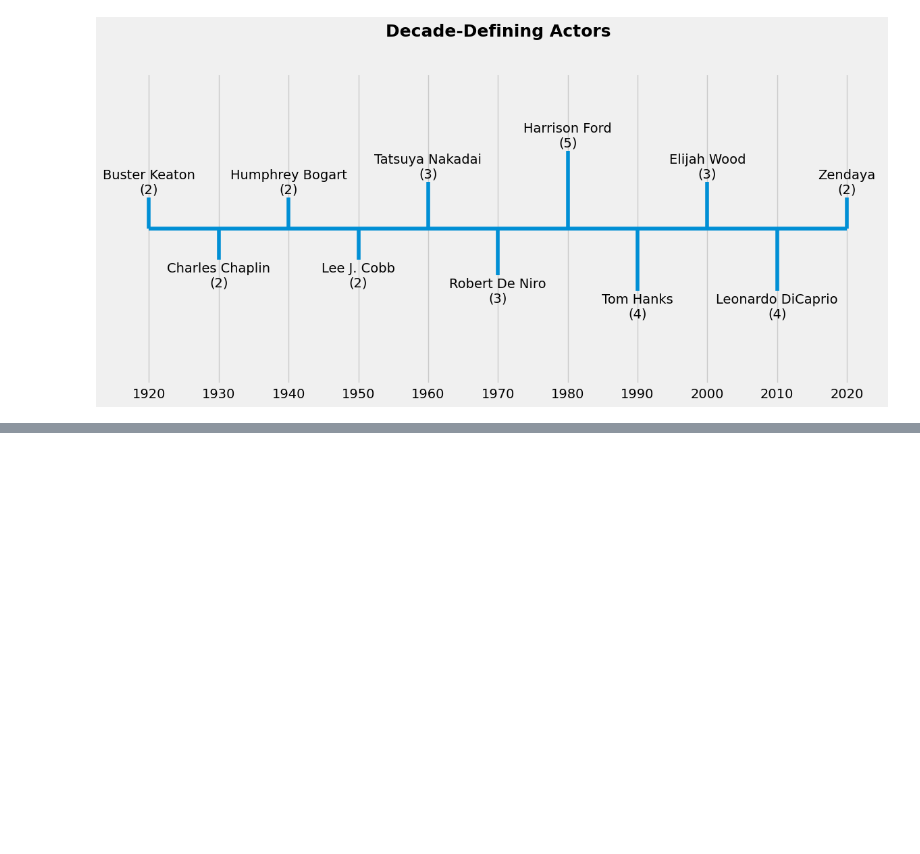
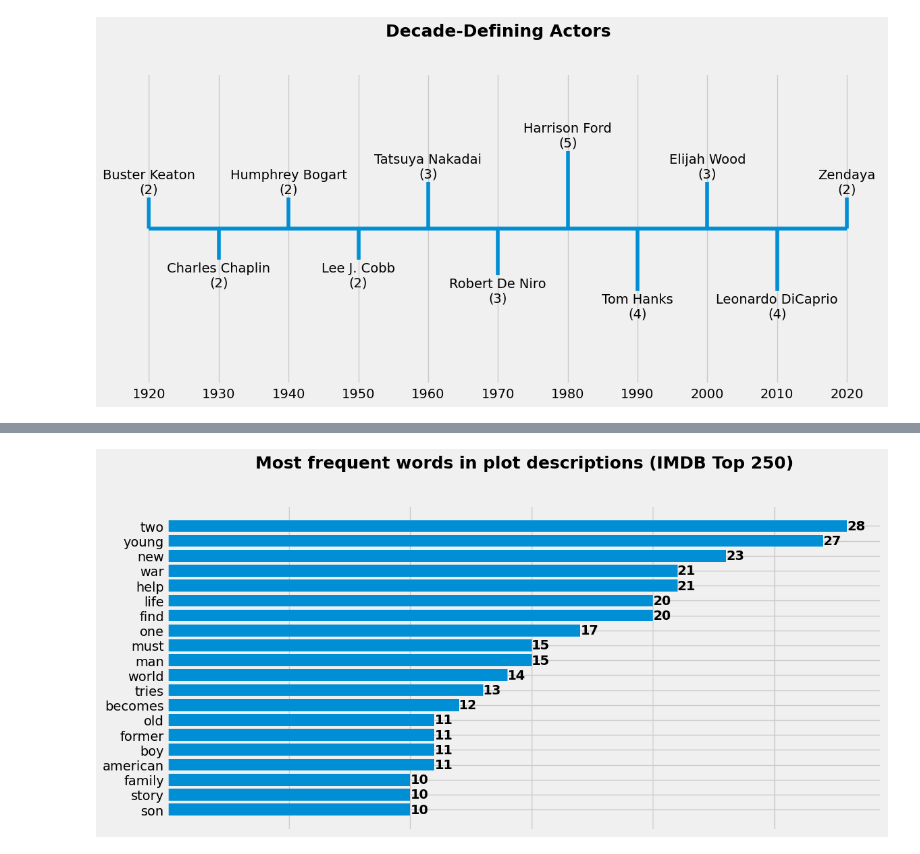
Before and after one commit to dmitkov28/notebooks, a Jupyter notebook: notebooks/ML/movies/imdb/imdb_2.ipynb, the cells around one changed output, grey strips where cells are left out. Saved outputs shown, nothing was run; the diff lists cells and outputs as text; code cells hidden in the pictures; blank space fills up the shorter version.

```diff
--- a/notebooks/ML/movies/imdb/imdb_2.ipynb
+++ b/notebooks/ML/movies/imdb/imdb_2.ipynb
@@ -922,0 +1017,24 @@ plt.show()
+# %%
+stop = stopwords.words("english")
+# %%
+plot_words = df["plot"].str.lower()\
+.apply(lambda x: x.split(" "))\
+.apply(lambda x: [w for w in x if w not in set(stop) and w not in punctuation])\
+.explode().tolist()
+# %%
+counter = Counter(plot_words)
+# %%
+most_common_words = counter.most_common(20)
+# %%
+fig, ax = plt.subplots()
+ax.set_title("Most frequent words in plot descriptions (IMDB Top 250)")
+words = [x[0] for x in most_common_words]
+values = [x[1] for x in most_common_words]
+bars = ax.barh(words, values)
+for i, bar in enumerate(bars):
+    ax.text(bar.get_width() + 0.01, bar.get_y() + bar.get_height() / 2, values[i], fontweight="bold", va="center")
+ax.invert_yaxis()
+ax.set_xticklabels([])
+plt.show()
+# %% [output]
+[figure, added]
```
Also changed, not shown: parts of 16 cells of this notebook.
